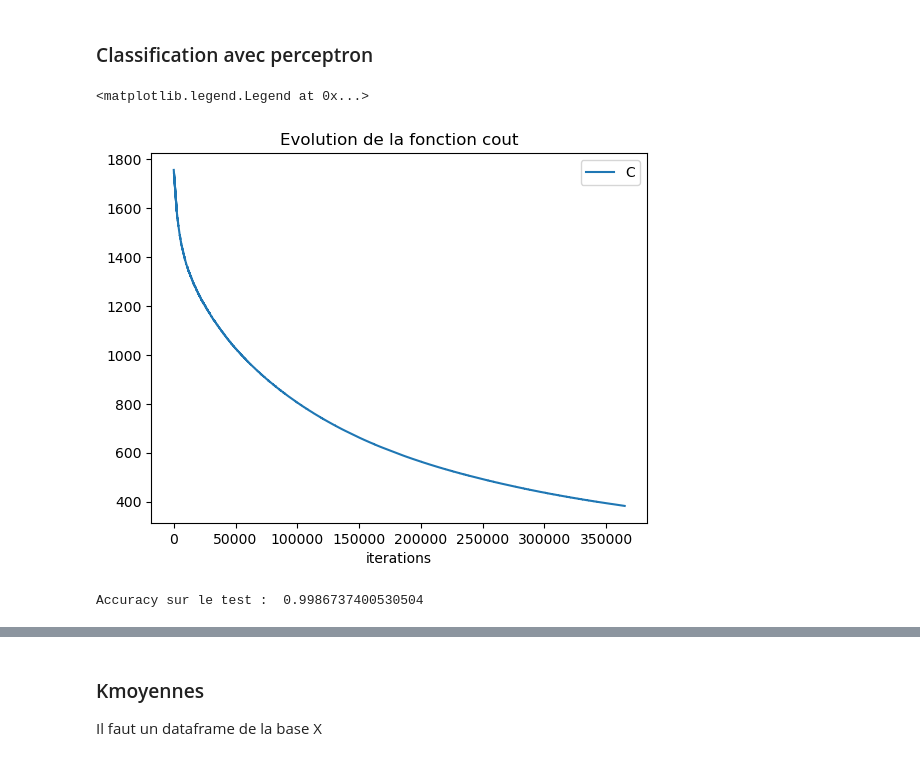
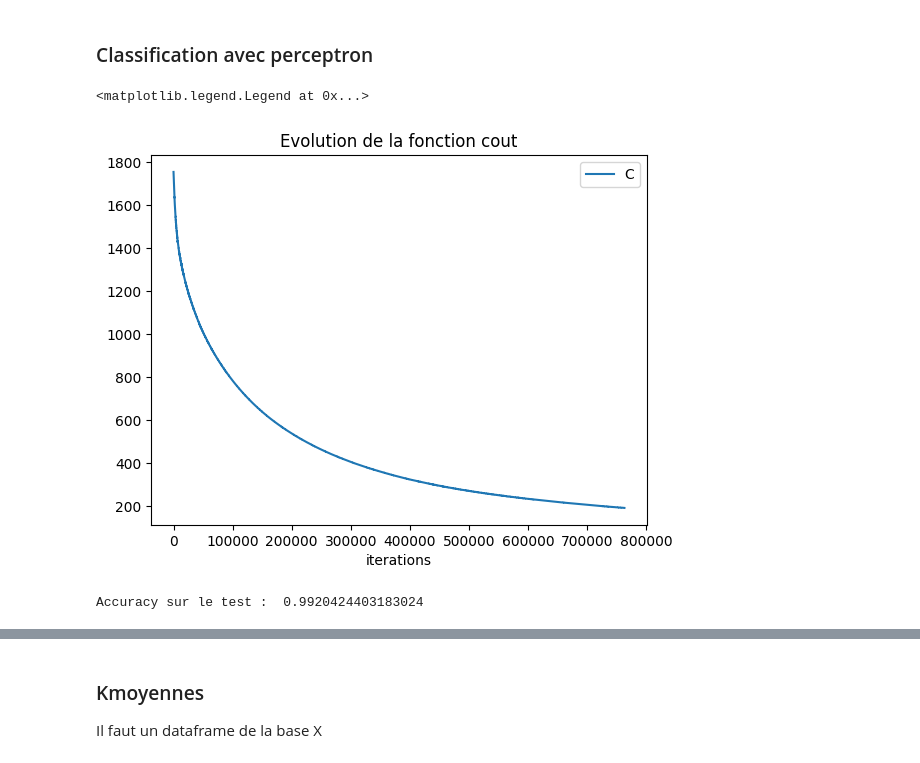
Before and after one commit to iLykTurtlz/MLAlgorithms3, a Jupyter notebook: Projet2/projet-2.ipynb, the cells around one changed output, grey strips where cells are left out. Saved outputs shown, nothing was run; the diff lists cells and outputs as text; code cells hidden in the pictures.

```diff
--- a/Projet2/projet-2.ipynb
+++ b/Projet2/projet-2.ipynb
@@ -719,31 +716,31 @@ poids_0 = True   # valeur initiale des poids à 0
 # %%
 perceptron1 = cl.ClassifierPerceptronBiais(dim, eps, poids_0)
 
-les_differences = perceptron1.train(Xtrain, Ytrain, 300, 0.001)
+les_differences = perceptron1.train(Xtrain, Ytrain, 800, 0.001)
 
 # récupération de l'évolution des w au cours de l'apprentissage
 # perceptron initialisé à 0
 # si allw est sous forme de liste de couples [w1, w2], on doit la convertir en np.array pour la suite:
 allw = np.array(perceptron1.get_allw())
 
 # Tracé de l'évolution de la fonction cout:
 cout_liste = ev.couts_vect(allw,Xtrain,Ytrain)
 plt.figure()
 plt.plot(cout_liste) # première coordonnée du vecteur poids: w1
 plt.title('Evolution de la fonction cout')
 plt.xlabel('iterations')
 plt.legend(['C'])
 
 # Sauvegarde de la figure obtenue (décommenter la ligne ci-dessous):
 #plt.savefig('out/cvg.png')
 # %% [output]
 <matplotlib.legend.Legend at 0x...>
-[figure, old version]
+[figure, new version]
 # %%
 test_accuracy = perceptron1.accuracy(Xtest, Ytest)
 print("Accuracy sur le test : ", test_accuracy)
 # %% [output]
-Accuracy sur le test :  0.9986737400530504
+Accuracy sur le test :  0.9920424403183024
 # %%
 # test sur les données jouet X, Y supposées pré-existantes
 
```
Also changed, not shown: parts of 11 cells of this notebook, 1 other file.
